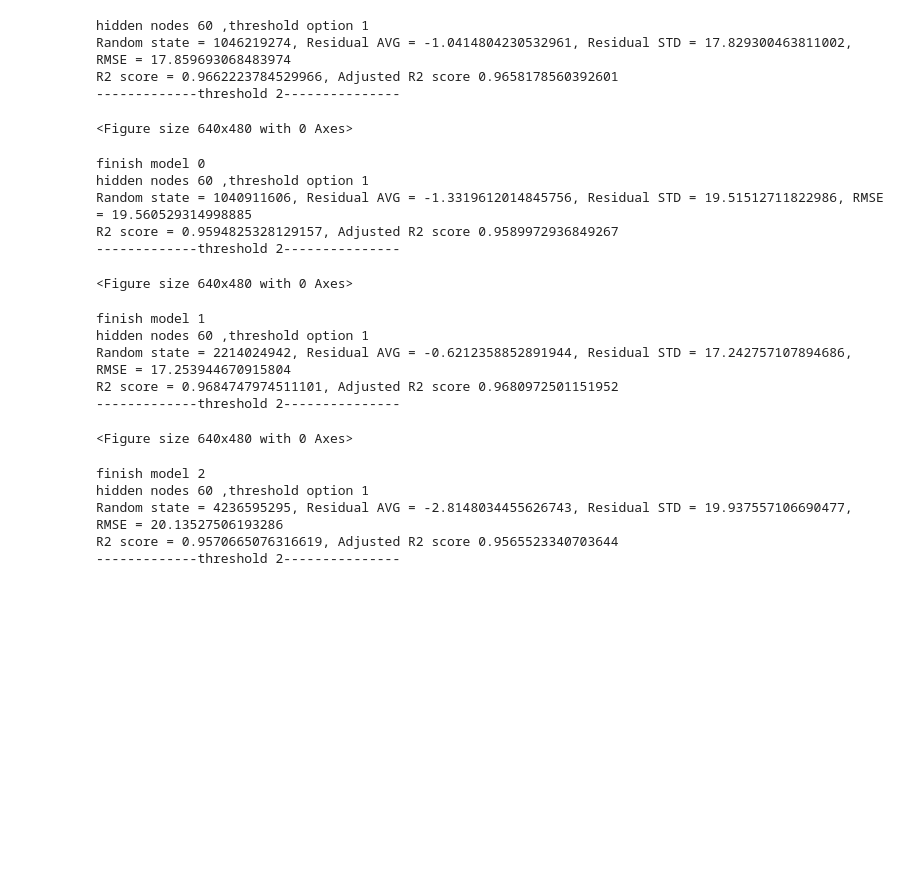
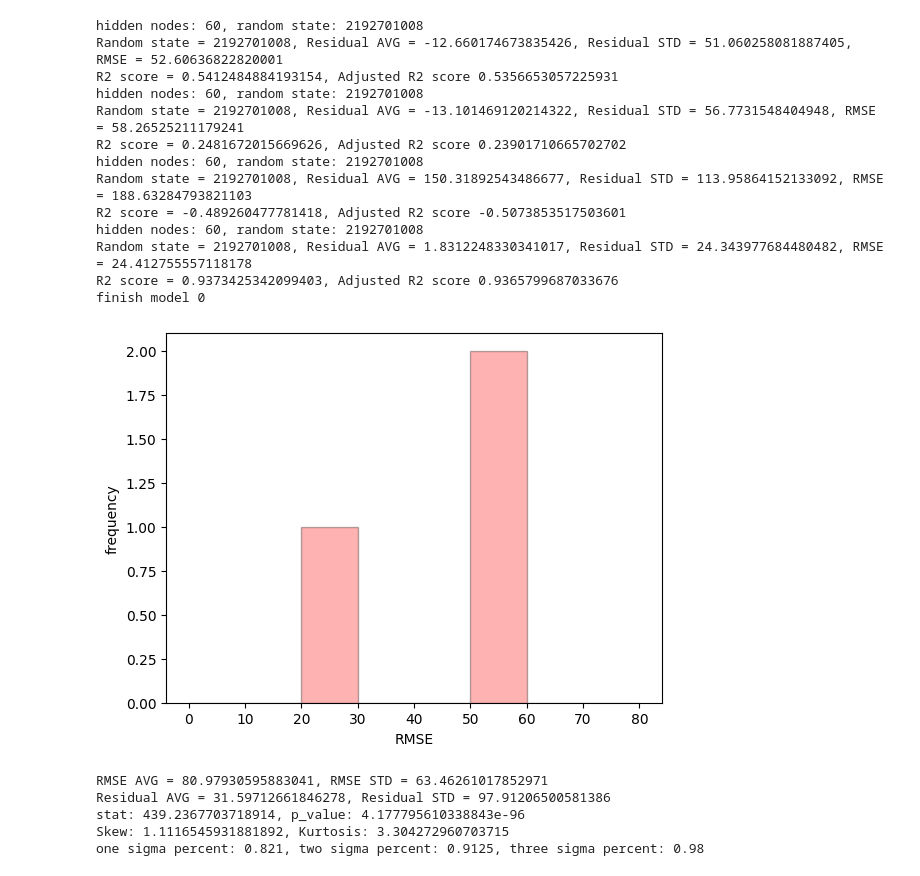
Before and after one commit to MISJasonChuang/EDD_ELM, a Jupyter notebook: ELM_randomness.ipynb, the cells around one changed output. Cells and saved outputs as stored; diff of their text form; code cells hidden in the pictures; blank space fills up the shorter version.

Commit message:
[fix] TimeSeriesSplit
[WHY] scaler error

```diff
--- a/ELM_randomness.ipynb
+++ b/ELM_randomness.ipynb
@@ -1203,0 +1222,14 @@ drive.mount('/content/drive')
+# %%
+def normal_split(df: Union[pd.DataFrame, pd.Series], split: float = 0.8, features: int = 1, is_single: bool = False):
+    nd = df.to_numpy()
+    train_set, test_set = np.split(nd, [int(split * len(nd))])
+    train_set = train_set.reshape(-1, features)
+    if is_single:
+        train_set_scaled = single_sc.fit_transform(train_set)
+        test_set = test_set.reshape(-1, features)
+        test_set_scaled = single_sc.transform(test_set)
+    else:
+        train_set_scaled = multi_sc.fit_transform(train_set)
+        test_set = test_set.reshape(-1, features)
+        test_set_scaled = multi_sc.transform(test_set)
+    return train_set_scaled, test_set_scaled
@@ -1356,9 +1429,8 @@ def train(datasets: list[np.ndarray],nodes: int = 20, random_state: int = 0, sho
     elmr = elmr.fit(x_train, y_train)
     # Inverse Transform the Predictions(real world value)
     res = elmr.predict(x_test)
-
-    y_pred = sc.inverse_transform(elmr.predict(x_test))
-    y_actual = sc.inverse_transform(y_test)
+    y_pred = single_sc.inverse_transform(elmr.predict(x_test))
+    y_actual = single_sc.inverse_transform(y_test)
     # squared=True -> MSE
     rms = mean_squared_error(y_actual, y_pred, squared=False)
     # threshold 1: compare with previous price difference
@@ -1447,7 +1519,7 @@ def train(datasets: list[np.ndarray],nodes: int = 20, random_state: int = 0, sho
         plt.show(block=False)
     DDM_data = error_rates if threshold_opt==0 else trend_result
     # implement DDM
-    # drift_detection(data_stream=DDM_data, retrain_data=[x_test, y_test],nodes=nodes, warning_level=level_config[0], drift_detect=level_config[1], threshold_opt=threshold_opt)
+    drift_detection(data_stream=DDM_data, retrain_data=[x_test, y_test],nodes=nodes, warning_level=level_config[0], drift_detect=level_config[1], threshold_opt=threshold_opt)
     return {"residual":residual, "RMSE":rms}
 # %%
 def count_items_in_interval(input_list: np.ndarray, lower_bound: np.float64, upper_bound: np.float64):
@@ -1456,7 +1528,7 @@ def count_items_in_interval(input_list: np.ndarray, lower_bound: np.float64, upp
 # %%
 if __name__ == "__main__":
     nodes = 60
-    times = 100
+    times = 1
     level_config_1 = (1.0, 2.0)
     level_config_2 = (2, 3)
     datasets = handle_datasets(train_split=0.8, show_fig=False)
@@ -1464,14 +1536,26 @@ if __name__ == "__main__":
     random_list = random.sample(range(0, 2**32 - 1), times)
     all_rmse = []
     all_residual = np.array([])
+    '''
+        testing normal_split
     for i in range(len(random_list)):
         # option 0: compare with previous price difference, option 1: compare with price going up or down predicitons
         res = train(datasets, nodes=nodes, random_state=random_list[i], show_fig=False, threshold_opt=1, level_config=level_config_1)
-        print(f"finish model {i}")
         all_rmse.append(res["RMSE"])
         all_residual = np.append(all_residual, res["residual"])
+        print(f"finish model {i}")
+    '''
+    '''
+        testing TimeSeriesSplit
+    '''
+    for i in range(len(random_list)):
+        results = train_time_series(train_split=4, test_size=500, nodes=nodes, random_state=random_list[i])
+        for res in results:
+            all_rmse.append(res["RMSE"])
+            all_residual = np.append(all_residual, res["residual"])
+        print(f"finish model {i}")
     plt.clf()
-    plt.hist(all_rmse, bins=8, range=(0, 40), facecolor="red", edgecolor="black", alpha=0.3)
+    plt.hist(all_rmse, bins=8, range=(0, 80), facecolor="red", edgecolor="black", alpha=0.3)
     plt.xlabel("RMSE")
     plt.ylabel("frequency")
     plt.show(block=False)
@@ -1487,52 +1571,49 @@ if __name__ == "__main__":
     print(f"Skew: {stats.skew(all_residual)}, Kurtosis: {stats.kurtosis(all_residual)}")
     # check three-sigma rule
     one_sigma = count_items_in_interval(all_residual,res_avg-res_std,res_avg+res_std)
     two_sigma = count_items_in_interval(all_residual,res_avg-2*res_std,res_avg+2*res_std)
     three_sigma = count_items_in_interval(all_residual,res_avg-3*res_std,res_avg+3*res_std)
     print(f"one sigma percent: {one_sigma}, two sigma percent: {two_sigma}, three sigma percent: {three_sigma}")
     # np.histogram 取誤差範圍 range=-200~200, bins=? 分?組
     hist,bins = np.histogram(a=all_residual,bins=10,range=(-200,200),density=False)
     plt.clf()
     # 顯示常態分佈曲線
     mu = 0
     sigma = 20
     x = np.linspace(mu - 3*sigma, mu + 3*sigma, 10000)
     plt.plot(x, stats.norm.pdf(x, mu, sigma), color="#FF0000")
     # 取誤差範圍 range=-200~200, bins=80 分80組 每組差5, density=True 回傳機率而非次數
     plt.hist(all_residual, bins=40, range=(-100,100), facecolor="blue", edgecolor="black", alpha=0.7, density=True)
     plt.xlabel("Residual")
     plt.ylabel("Probability")
     plt.show()
     # 顯示z score分佈曲線
     mu = 0
     sigma = 1
     z_residual = stats.zscore(all_residual)
     x = np.linspace(mu - 3*sigma, mu + 3*sigma, 10000)
     plt.plot(x, stats.norm.cdf(x, mu, sigma), color="#FF0000")
     plt.hist(z_residual, bins=50, range=(-3,3), facecolor="#007500", edgecolor="black", alpha=0.7, density=True, cumulative=True)
     plt.xlabel("Residual Z score")
     plt.ylabel("Cumulative Probability")
     plt.show()
 # %% [output]
-hidden nodes 60 ,threshold option 1
-Random state = 1046219274, Residual AVG = -1.0414804230532961, Residual STD = 17.829300463811002, RMSE = 17.859693068483974
-R2 score = 0.9662223784529966, Adjusted R2 score 0.9658178560392601
--------------threshold 2---------------
+hidden nodes: 60, random state: 2192701008
+Random state = 2192701008, Residual AVG = -12.660174673835426, Residual STD = 51.060258081887405, RMSE = 52.60636822820001
+R2 score = 0.5412484884193154, Adjusted R2 score 0.5356653057225931
+hidden nodes: 60, random state: 2192701008
+Random state = 2192701008, Residual AVG = -13.101469120214322, Residual STD = 56.7731548404948, RMSE = 58.26525211179241
+R2 score = 0.2481672015669626, Adjusted R2 score 0.23901710665702702
+hidden nodes: 60, random state: 2192701008
+Random state = 2192701008, Residual AVG = 150.31892543486677, Residual STD = 113.95864152133092, RMSE = 188.63284793821103
+R2 score = -0.489260477781418, Adjusted R2 score -0.5073853517503601
+hidden nodes: 60, random state: 2192701008
+Random state = 2192701008, Residual AVG = 1.8312248330341017, Residual STD = 24.343977684480482, RMSE = 24.412755557118178
+R2 score = 0.9373425342099403, Adjusted R2 score 0.9365799687033676
+finish model 0
+[figure, added]
-<Figure size 640x480 with 0 Axes>
+RMSE AVG = 80.97930595883041, RMSE STD = 63.46261017852971
+Residual AVG = 31.59712661846278, Residual STD = 97.91206500581386
+stat: 439.2367703718914, p_value: 4.177795610338843e-96
+Skew: 1.1116545931881892, Kurtosis: 3.304272960703715
+one sigma percent: 0.821, two sigma percent: 0.9125, three sigma percent: 0.98
-finish model 0
-hidden nodes 60 ,threshold option 1
-Random state = 1040911606, Residual AVG = -1.3319612014845756, Residual STD = 19.51512711822986, RMSE = 19.560529314998885
-R2 score = 0.9594825328129157, Adjusted R2 score 0.9589972936849267
--------------threshold 2---------------
-<Figure size 640x480 with 0 Axes>
-finish model 1
-hidden nodes 60 ,threshold option 1
-Random state = 2214024942, Residual AVG = -0.6212358852891944, Residual STD = 17.242757107894686, RMSE = 17.253944670915804
-R2 score = 0.9684747974511101, Adjusted R2 score 0.9680972501151952
--------------threshold 2---------------
-<Figure size 640x480 with 0 Axes>
-finish model 2
-hidden nodes 60 ,threshold option 1
-Random state = 4236595295, Residual AVG = -2.8148034455626743, Residual STD = 19.937557106690477, RMSE = 20.13527506193286
-R2 score = 0.9570665076316619, Adjusted R2 score 0.9565523340703644
--------------threshold 2---------------
```
Also changed, not shown: parts of 5 cells of this notebook.
